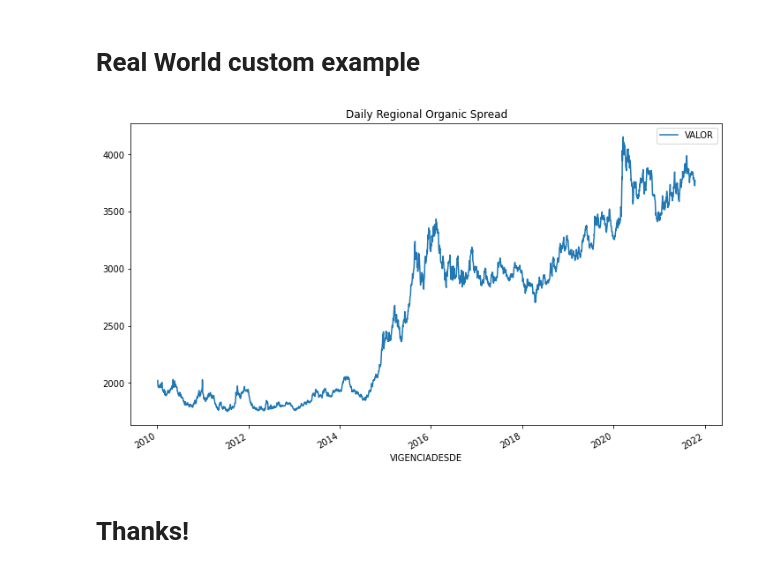
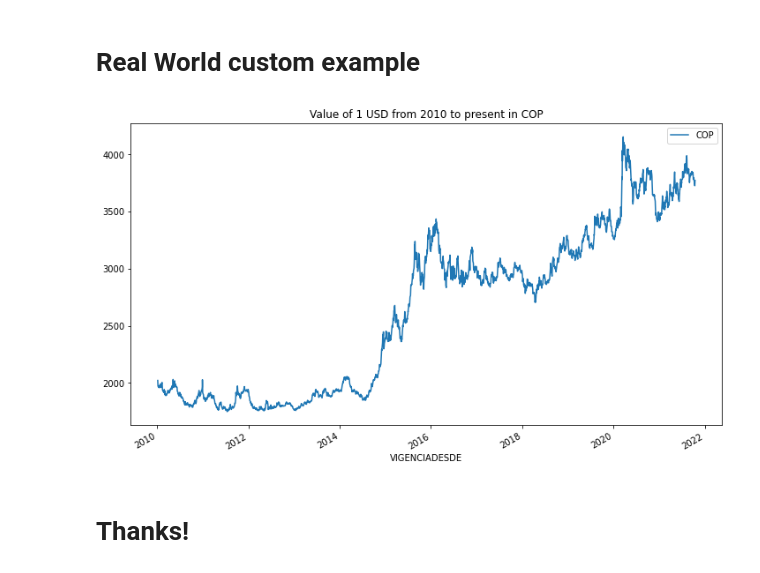
Before and after one commit to dmedinao11/AlgorithmsUN2021II, a Jupyter notebook: Lab2/dmedinao_ScottsSanderson.ipynb, the cells around one changed output. Saved outputs shown, nothing was run; the diff lists cells and outputs as text; code cells hidden in the pictures.

```diff
--- a/Lab2/dmedinao_ScottsSanderson.ipynb
+++ b/Lab2/dmedinao_ScottsSanderson.ipynb
@@ -1030,12 +1030,13 @@ ax.set_xticklabels(ax.get_xticklabels(), rotation=45);
 # %%
 from datetime import datetime
 dateparse = lambda x: datetime.strptime(x, '%d/%m/%Y')
 
 tcr = pd.read_csv('tcr_cop.csv', parse_dates=["VIGENCIADESDE"], usecols=["VIGENCIADESDE","VALOR"], date_parser=dateparse, index_col="VIGENCIADESDE")
 tcr = tcr.loc['2010-01-01':]
+tcr = tcr.rename(columns={"VIGENCIADESDE":"Year", "VALOR":"COP"})
 tcr.plot()
-plt.gca().set_title("Daily Regional Organic Spread");
+plt.gca().set_title("Value of 1 USD from 2010 to present in COP");
 # %% [output]
-[figure, old version]
+[figure, new version]
 # %% [markdown]
 # Thanks!
```
